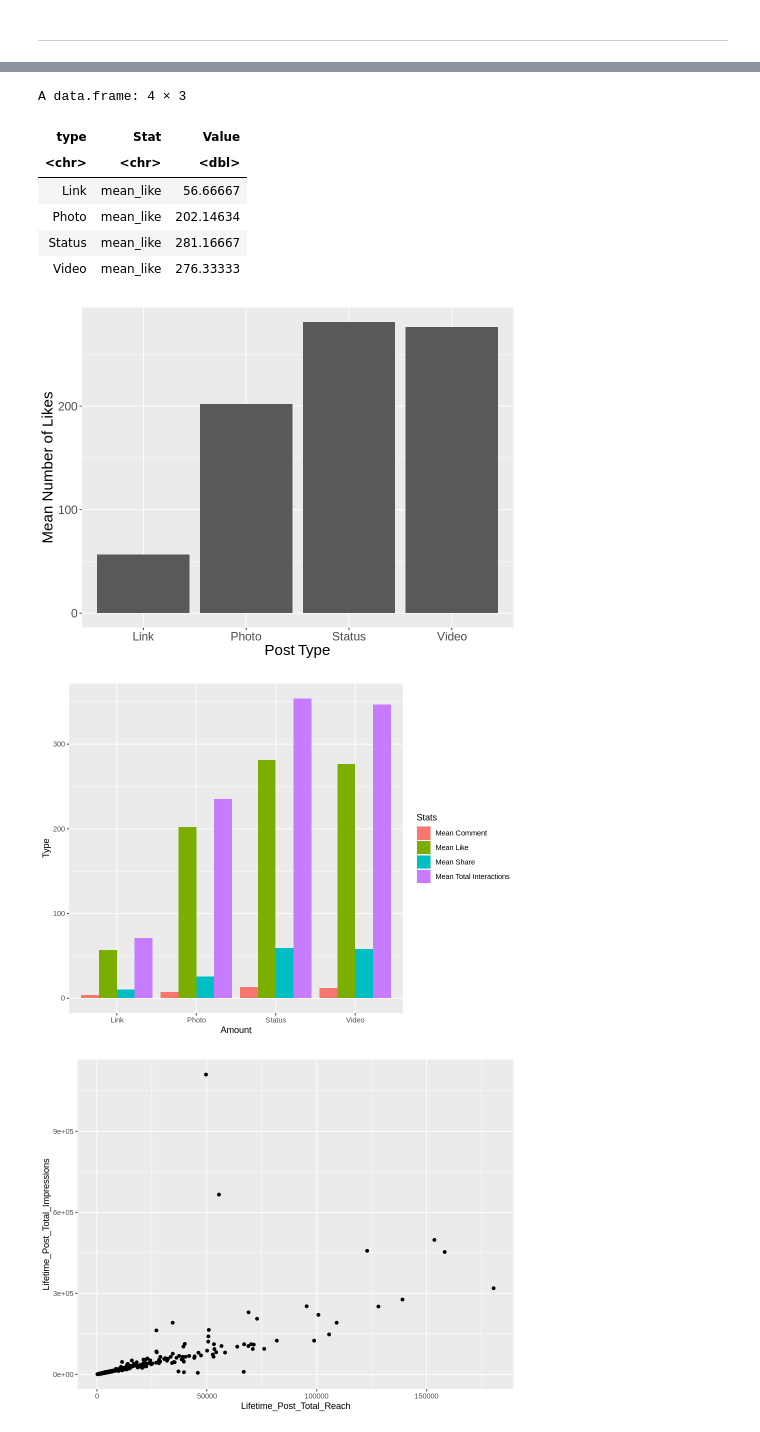
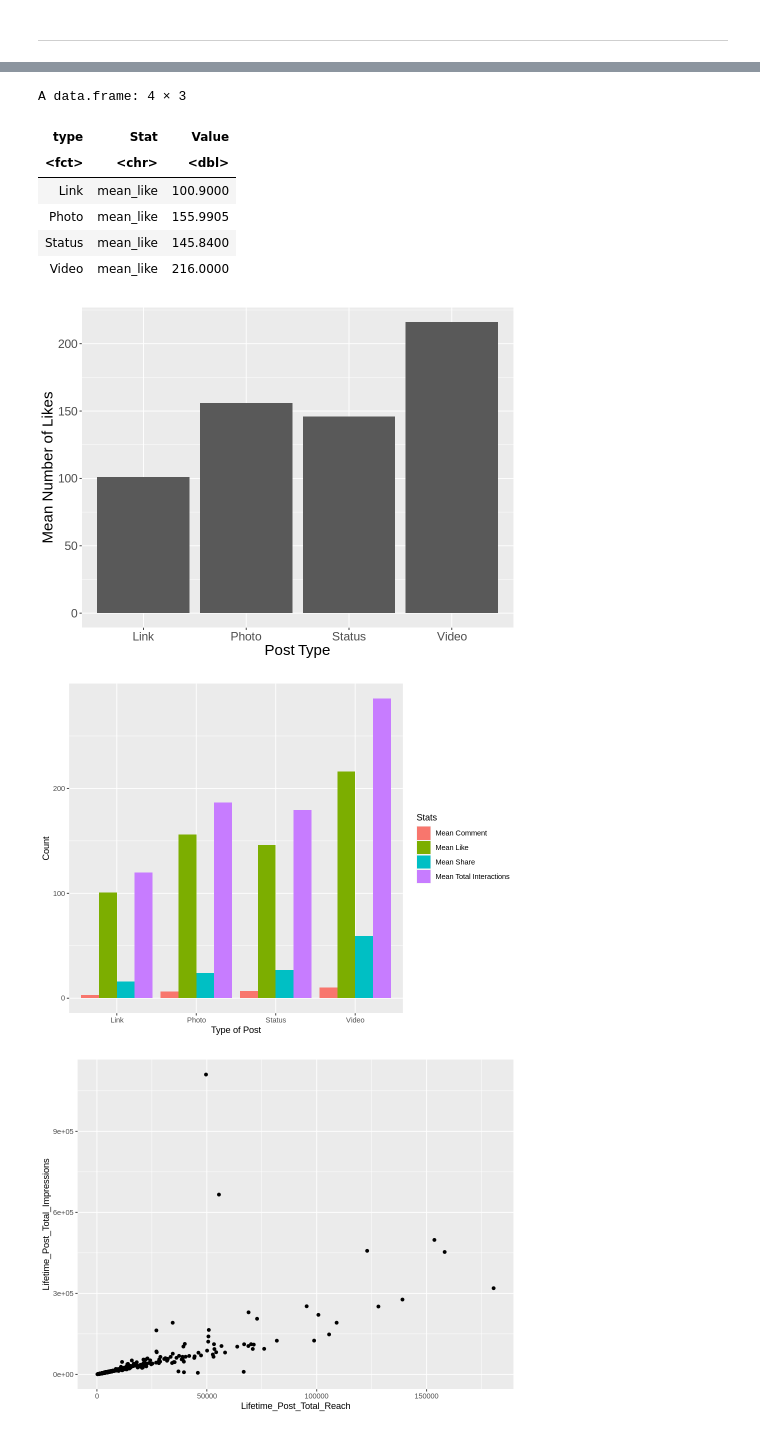
Before and after one commit to calamari99/Facebook-Post-Predictor, a Jupyter notebook: main.ipynb, the cells around one changed output, grey strips where cells are left out. Cells and saved outputs as stored; diff of their text form; code cells hidden in the pictures.

Commit message:
Fixed Errors in data frames, graph titles.

```diff
--- a/main.ipynb
+++ b/main.ipynb
@@ -306,7 +269,7 @@ A tibble: 4 × 10
 # %% [markdown]
 #### Summary of Unpaid Posts:
 # %%
-summ_train_df_paid <- train_set_paid %>% group_by(Type) %>%  summarise(
+summ_train_unpaid <- train_set_unpaid %>% group_by(Type) %>%  summarise(
     count = n(),
     mean_comment = mean(comment),
     median_comment = median(comment),
@@ -318,7 +281,7 @@ summ_train_df_paid <- train_set_paid %>% group_by(Type) %>%  summarise(
     median_share = median(share),
 
 )
-summ_train_df_paid
+summ_train_unpaid
 # %% [output]
 `summarise()` ungrouping output (override with `.groups` argument)
 A tibble: 4 × 10
@@ -331,2 +294,16 @@ A tibble: 4 × 10
 # %% [markdown]
 ---------------------------------------------------------------------------------------------------------
+# %%
+mean_comment <- summ_train_unpaid$mean_comment
+mean_like <- summ_train_unpaid$mean_like
+mean_Total_Interactions <- summ_train_unpaid$mean_Total_Interactions
+mean_share <- summ_train_unpaid$mean_share
+type <- summ_train_unpaid$Type
+
+test_df <- data.frame(mean_comment,mean_like,mean_Total_Interactions,mean_share,type)
+test_df
+
+fb_long <- test_df %>%
+gather("Stat", "Value", -type)
+
+fb_long
@@ -333,13 +330,13 @@ A tibble: 4 × 10
 # %%
-fb <- data.frame(
-mean_comment = c(4.0, 7.317073, 13.166667, 12.333333),
-mean_like = c(56.66667, 202.14634, 281.16667, 276.33333),
-mean_Total_Interactions = c(71.0000, 235.2683, 353.8333, 346.6667),
-mean_share = c(10.33333, 25.80488, 59.50000, 58.00000),
-type = c("Link", "Photo", "Status", "Video"))
+# test_df <- data.frame(
+# mean_comment = c(4.0, 7.317073, 13.166667, 12.333333),
+# mean_like = c(56.66667, 202.14634, 281.16667, 276.33333),
+# mean_Total_Interactions = c(71.0000, 235.2683, 353.8333, 346.6667),
+# mean_share = c(10.33333, 25.80488, 59.50000, 58.00000),
+# type = c("Link", "Photo", "Status", "Video"))
 
 
-fb_long <- fb %>%
-gather("Stat", "Value", -type)
+# fb_long <- test_df %>%
+# gather("Stat", "Value", -type)
 
-fb_long
+# fb_long
@@ -364,11 +348,11 @@ filter_mean_like
 # %% [output]
 A data.frame: 4 × 3
 | type | Stat | Value |
-| <chr> | <chr> | <dbl> |
-| Link | mean_like | 56.66667 |
-| Photo | mean_like | 202.14634 |
-| Status | mean_like | 281.16667 |
-| Video | mean_like | 276.33333 |
+| <fct> | <chr> | <dbl> |
+| Link | mean_like | 100.9000 |
+| Photo | mean_like | 155.9905 |
+| Status | mean_like | 145.8400 |
+| Video | mean_like | 216.0000 |
 # %%
 options(repr.plot.width = 8, repr.plot.height = 6)
 
@@ -379,16 +363,16 @@ mean_likes_bar <- ggplot(filter_mean_like, aes(x = type, y = Value)) +
 
 mean_likes_bar
 # %% [output]
-[figure, old version]
+[figure, new version]
 # %%
 mean_fb <- ggplot(fb_long, aes(x = type, y = Value, fill = Stat)) +
     geom_col(position = "dodge") +
-    labs(x = "Amount", y = "Type") +
+    labs(x = "Type of Post", y = "Count") +
     scale_fill_discrete(name = "Stats", labels = c("Mean Comment", "Mean Like", "Mean Share", "Mean Total Interactions"))
 
 mean_fb
 # %% [output]
-[figure, old version]
+[figure, new version]
 # %%
 test_plot <- facebook %>% ggplot(aes(x = Lifetime_Post_Total_Reach, y = Lifetime_Post_Total_Impressions)) + geom_point()
 test_plot
```
Also changed, not shown: parts of 12 cells of this notebook.
